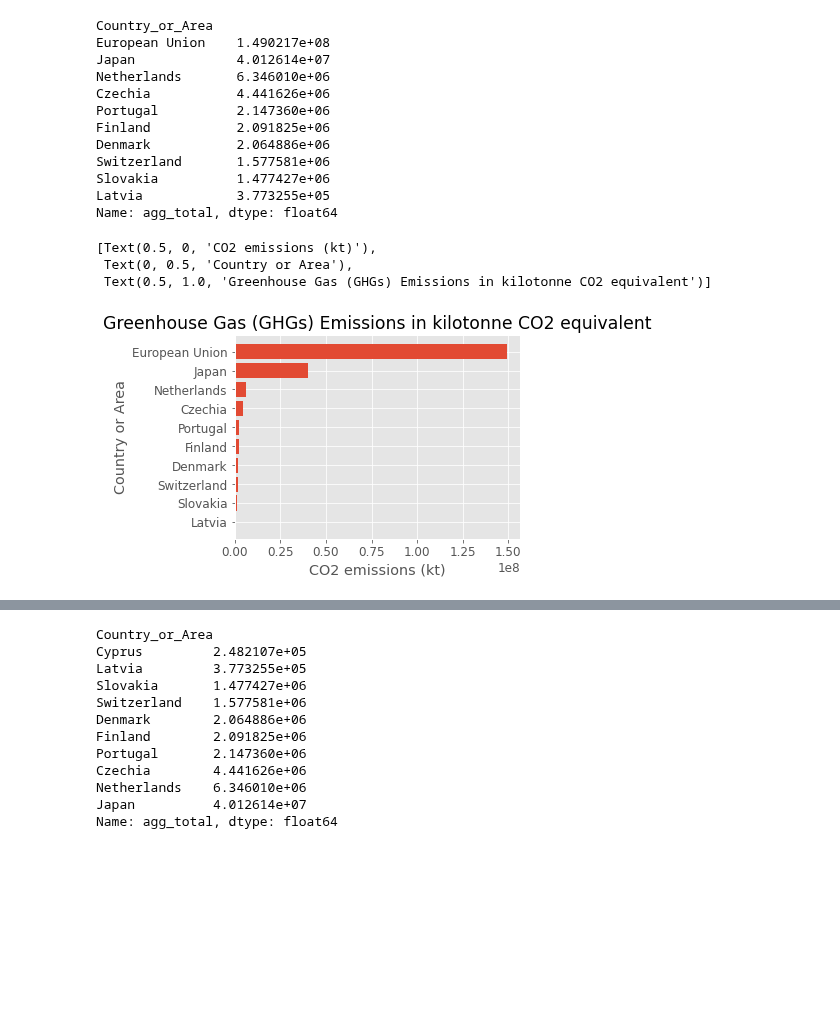
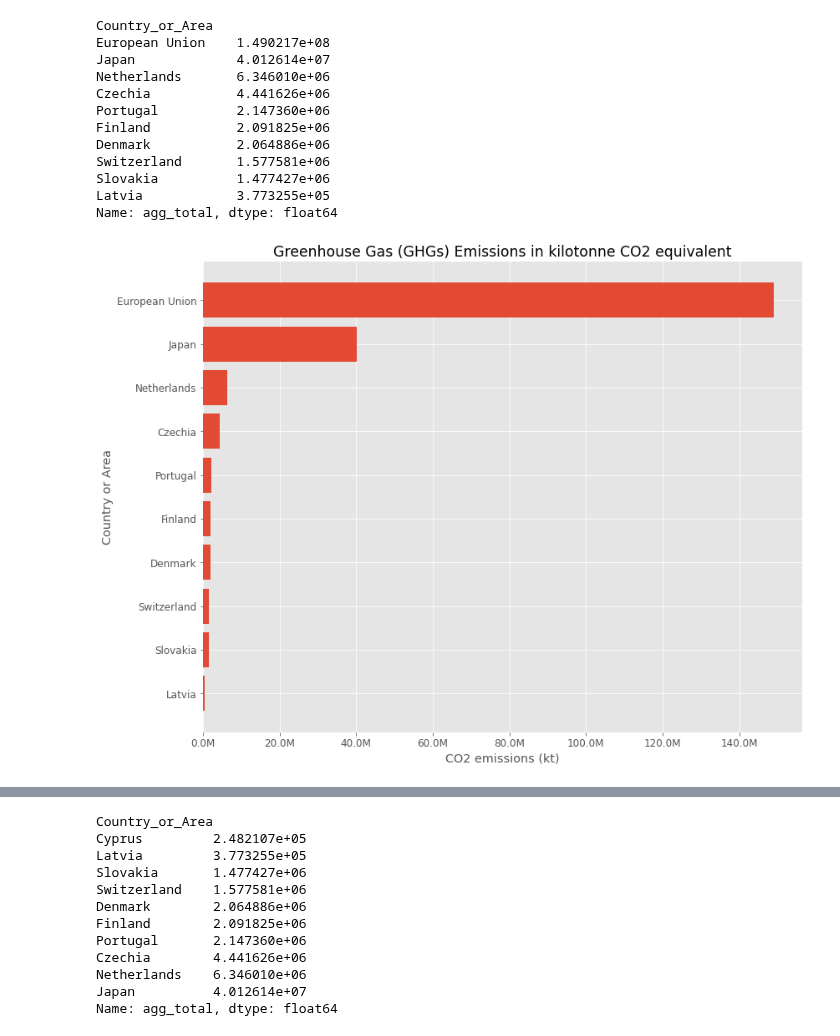
Before and after one commit to eldrigeampong/Data-Science, a Jupyter notebook: UN/Greenhouse Gas Inventory Database/proj1.ipynb, the cells around one changed output, grey strips where cells are left out. Drawn from its saved outputs; the diff is of its cells as text; code cells hidden in the pictures; blank space fills up the shorter version.

```diff
--- a/UN/Greenhouse Gas Inventory Database/proj1.ipynb
+++ b/UN/Greenhouse Gas Inventory Database/proj1.ipynb
@@ -183,16 +182,44 @@ Switzerland       1.577581e+06
 Slovakia          1.477427e+06
 Latvia            3.773255e+05
 Name: agg_total, dtype: float64
+# %%
+# helper function for formatting plot y-axis
+from matplotlib.ticker import FuncFormatter
+
+def million(x, pos):
+    'The two args are the value and tick position'
+    return '%1.1fM' % (x * 1e-6)
+
+formatter = FuncFormatter(million)
+
+
+# helper function to plot horizontal bar chart
+def plot_hbar(y, width, align='center', xlabel=None, ylabel=None, title=None, color=None):
+
+    # Initialize the matplotlib figure
+    fig, ax = plt.subplots(figsize=(12, 9))
+
+    # plot bar chart
+    ax.barh(
+        y=y, width=width,
+        align=align
+    )
+
+    # Add informative axis label
+    ax.set(xlabel=xlabel, ylabel=ylabel, title=title)
+
+    # labels read top-to-bottom
+    ax.invert_yaxis()
+
+    # set axis formatter
+    ax.xaxis.set_major_formatter(formatter)
+
+    # despine x-axis and y-axis
+    sns.despine(left=True, bottom=True)
 # %%
 top_10_emiss = agg_emiss_stats['agg_total'].sort_values(ascending=False).head(10)
 
-fig, ax = plt.subplots()
-
-hbars = ax.barh(top_10_emiss.keys(), top_10_emiss.values, align='center')
-ax.invert_yaxis()                                                                                # labels read top-to-bottom
-ax.set(xlabel='CO2 emissions (kt)', ylabel='Country or Area', title='Greenhouse Gas (GHGs) Emissions in kilotonne CO2 equivalent')
+plot_hbar(top_10_emiss.keys(), top_10_emiss.values,
+          xlabel='CO2 emissions (kt)', ylabel='Country or Area', title='Greenhouse Gas (GHGs) Emissions in kilotonne CO2 equivalent')
 # %% [output]
-[Text(0.5, 0, 'CO2 emissions (kt)'),
- Text(0, 0.5, 'Country or Area'),
- Text(0.5, 1.0, 'Greenhouse Gas (GHGs) Emissions in kilotonne CO2 equivalent')]
-[figure, old version]
+[figure, new version]
```
Also changed, not shown: parts of 5 cells of this notebook, 2 other files.
